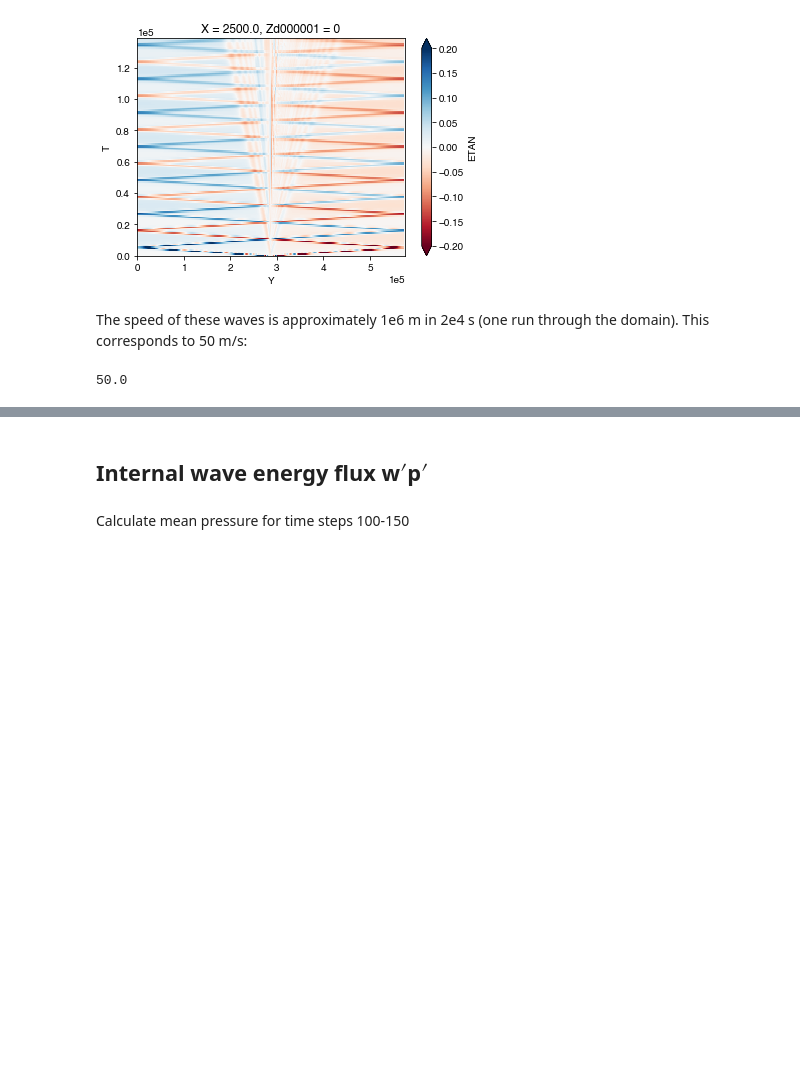
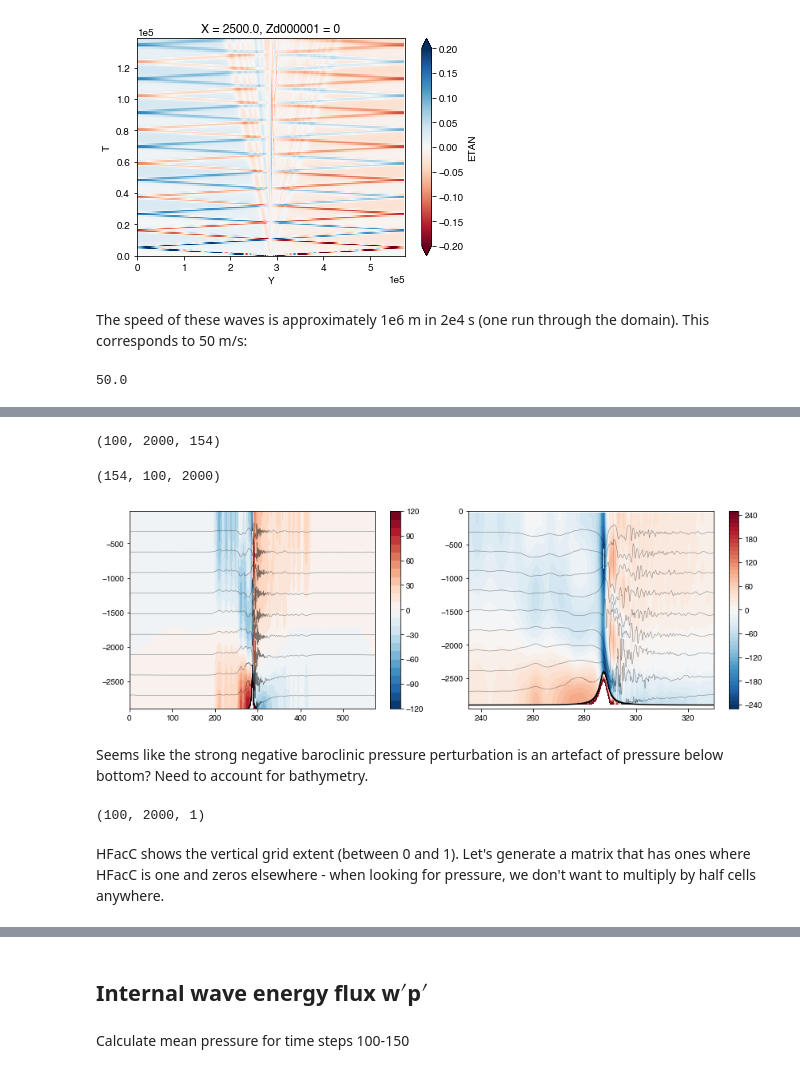
Before and after one commit to gunnarvoet/flow-across-bump, a Jupyter notebook: analysis/bump_analysis.ipynb, the cells around one changed output, grey strips where cells are left out. Drawn from its saved outputs; the diff is of its cells as text; code cells hidden in the pictures; blank space fills up the shorter version.

```diff
--- a/analysis/bump_analysis.ipynb
+++ b/analysis/bump_analysis.ipynb
@@ -451,0 +460,36 @@ The speed of these waves is approximately 1e6 m in 2e4 s (one run through the do
+# %%
+PPbt = np.tile(np.transpose(np.mean(PP,axis=1)),(100,1,1))
+# %%
+PPbt.shape
+# %% [output]
+(100, 2000, 154)
+# %%
+PPbt = np.rollaxis(PPbt,2,0)
+# %%
+PPbt.shape
+# %% [output]
+(154, 100, 2000)
+# %%
+PPbc = PP-PPbt
+# %%
+ti = 132
+fig, ax = plt.subplots(ncols=2,figsize=(12,4))
+h = ax[0].contourf(grid.Y/1e3,grid.Z,PPbc[ti,:,:],np.arange(-120,130,10),cmap='RdBu_r')
+ax[0].contour(grid.Y/1e3,grid.Z,np.squeeze(b6.THETA.isel(T=ti)),20,colors='k',alpha=0.5,linewidths=0.5)
+plt.colorbar(h,ax=ax[0])
+h2 = ax[1].contourf(grid.Y/1e3,grid.Z,PPbc[ti,:,:],np.arange(-250,260,10),cmap='RdBu_r')
+ax[1].contour(grid.Y/1e3,grid.Z,np.squeeze(b6.THETA.isel(T=ti)),20,colors='k',alpha=0.5,linewidths=0.5)
+ax[1].plot(grid.Y/1e3,-grid.Depth,'k')
+plt.colorbar(h2,ax=ax[1])
+ax[1].set(xlim=(235,330),ylim=(-2950,0))
+plt.tight_layout()
+# %% [output]
+[figure, added]
+# %% [markdown]
+Seems like the strong negative baroclinic pressure perturbation is an artefact of pressure below bottom? Need to account for bathymetry.
+# %%
+grid.HFacC.shape
+# %% [output]
+(100, 2000, 1)
+# %% [markdown]
+HFacC shows the vertical grid extent (between 0 and 1). Let's generate a matrix that has ones where HFacC is one and zeros elsewhere - when looking for pressure, we don't want to multiply by half cells anywhere.
```
Also changed, not shown: parts of 13 cells of this notebook.
